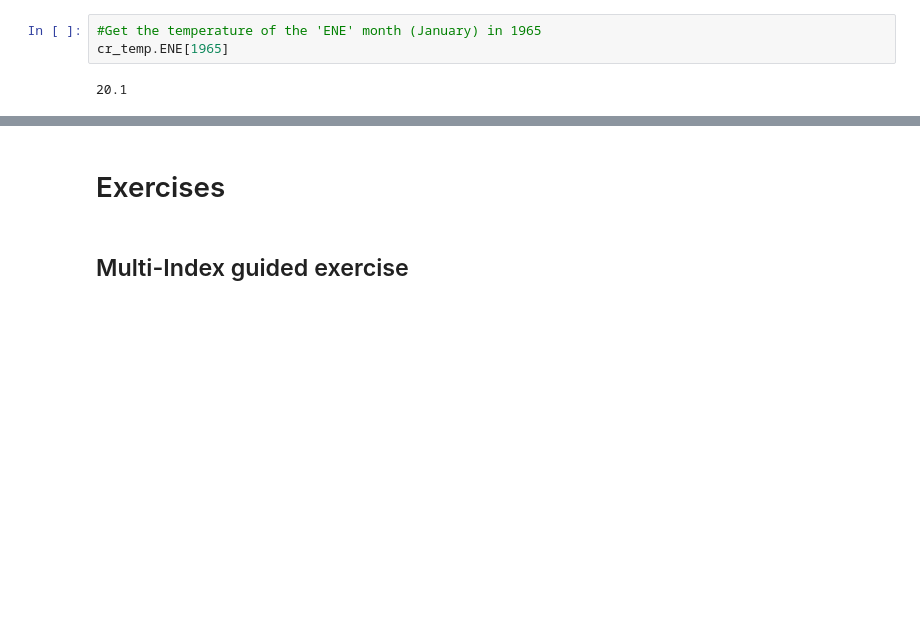
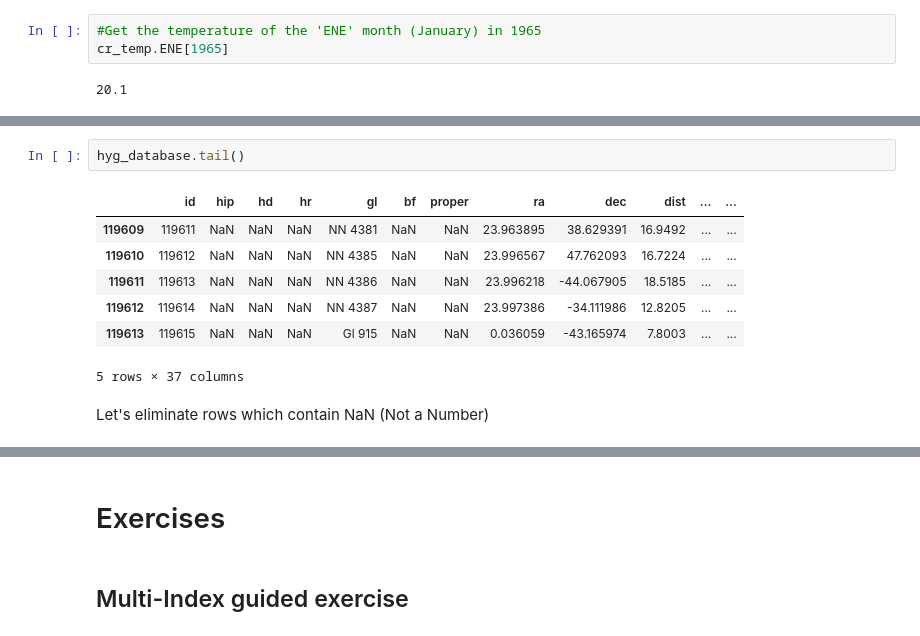
Before and after one commit to CosmoStat/Tutorials, a Jupyter notebook: Tutorial_2/Pandas-A.ipynb, the cells around one changed output, grey strips where cells are left out. Drawn from its saved outputs; the diff is of its cells as text; blank space fills up the shorter version.

```diff
--- a/Tutorial_2/Pandas-A.ipynb
+++ b/Tutorial_2/Pandas-A.ipynb
@@ -553,0 +583,12 @@ cr_temp.ENE[1965]
+# %%
+hyg_database.tail()
+# %% [output]
+|  | id | hip | hd | hr | gl | bf | proper | ra | dec | dist | ... | ... |
+| 119609 | 119611 | NaN | NaN | NaN | NN 4381 | NaN | NaN | 23.963895 | 38.629391 | 16.9492 | ... | ... |
+| 119610 | 119612 | NaN | NaN | NaN | NN 4385 | NaN | NaN | 23.996567 | 47.762093 | 16.7224 | ... | ... |
+| 119611 | 119613 | NaN | NaN | NaN | NN 4386 | NaN | NaN | 23.996218 | -44.067905 | 18.5185 | ... | ... |
+| 119612 | 119614 | NaN | NaN | NaN | NN 4387 | NaN | NaN | 23.997386 | -34.111986 | 12.8205 | ... | ... |
+| 119613 | 119615 | NaN | NaN | NaN | Gl 915 | NaN | NaN | 0.036059 | -43.165974 | 7.8003 | ... | ... |
+5 rows × 37 columns
+# %% [markdown]
+Let's eliminate rows which contain NaN  (Not a Number)
```
Also changed, not shown: parts of 32 cells of this notebook, 1 other file.
